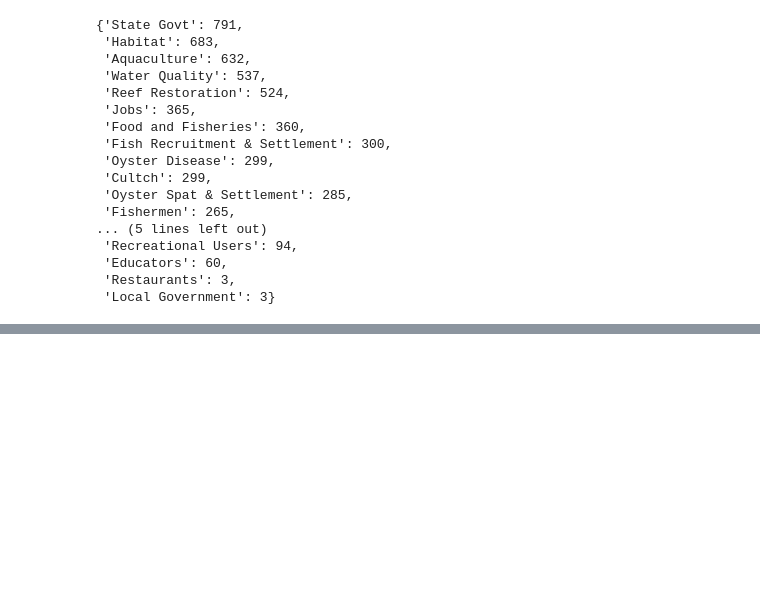
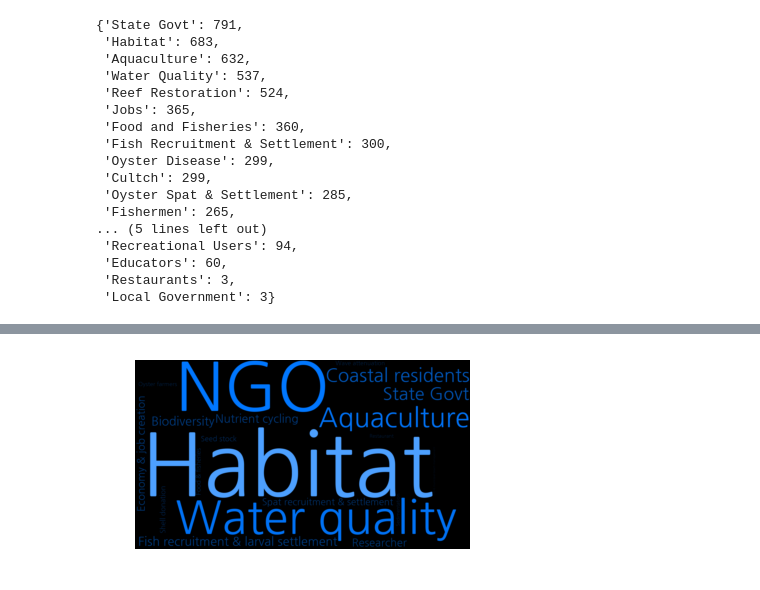
Before and after one commit to mistergroot/oysters, a Jupyter notebook: Oyster Graphics.ipynb, the cells around one changed output, grey strips where cells are left out. Saved outputs shown, nothing was run; the diff lists cells and outputs as text; code cells hidden in the pictures; blank space fills up the shorter version.

```diff
--- a/Oyster Graphics.ipynb
+++ b/Oyster Graphics.ipynb
@@ -53,0 +56,20 @@ plt.show()
+# %%
+oysters2 = csv.reader(open('Researchers-1.csv', 'r',newline='\n'))
+researchers = {}
+for k,v in oysters2:
+    researchers[k] = int(v)
+# %%
+wordcloud = WordCloud(font_path="/usr/share/fonts/truetype/nanum/NanumGothic.ttf",
+                      width=1920,
+                      height=1080,
+                      max_words=1628,
+                      background_color="black",
+                      relative_scaling=1,
+                      normalize_plurals=False,
+                      color_func=MyColorFunctor(researchers)).generate_from_frequencies(researchers).to_file("researchers-1.png")
+
+plt.imshow(wordcloud, interpolation='bilinear')
+plt.axis("off")
+plt.show()
+# %% [output]
+[figure, added]
```
Also changed, not shown: parts of 5 cells of this notebook, 5 other files.
